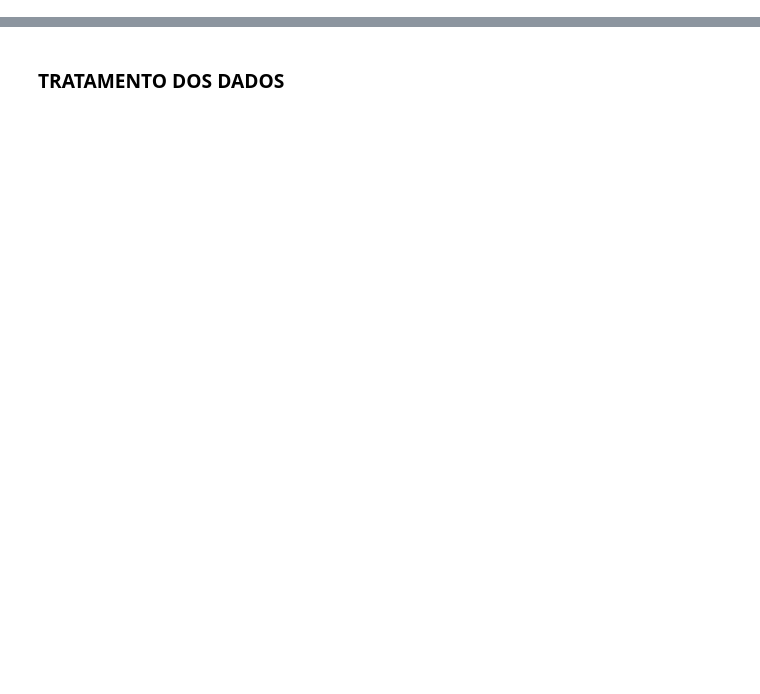
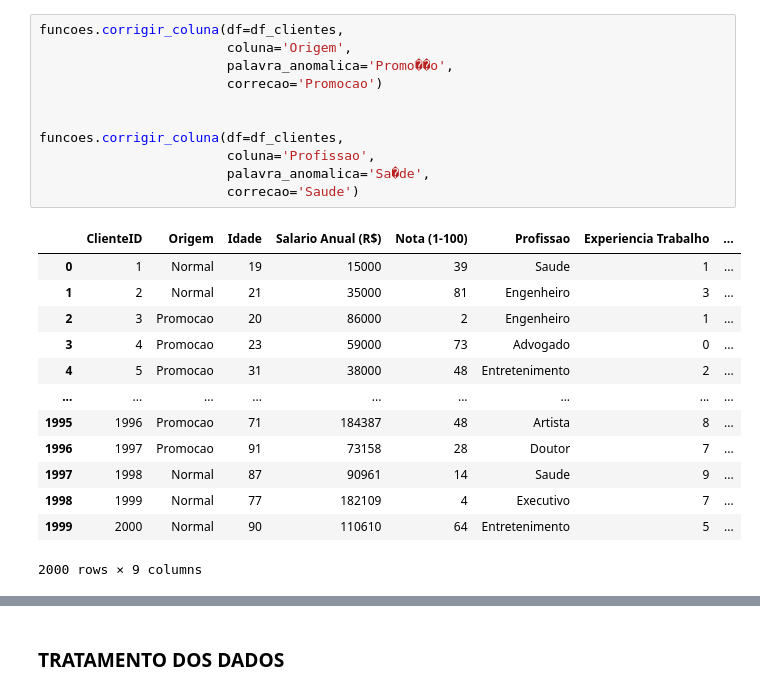
Before and after one commit to FelipeGhensevPeres/Ideal-Customer-Analysis, a Jupyter notebook: noteboooks/main.ipynb, the cells around one changed output, grey strips where cells are left out. Saved outputs shown, nothing was run; the diff lists cells and outputs as text; blank space fills up the shorter version.

```diff
--- a/noteboooks/main.ipynb
+++ b/noteboooks/main.ipynb
@@ -44,0 +44,25 @@ display(df_clientes)
+# %%
+funcoes.corrigir_coluna(df=df_clientes,
+                        coluna='Origem',
+                        palavra_anomalica='Promo��o',
+                        correcao='Promocao')
+
+
+funcoes.corrigir_coluna(df=df_clientes,
+                        coluna='Profissao',
+                        palavra_anomalica='Sa�de',
+                        correcao='Saude')
+# %% [output]
+|  | ClienteID | Origem | Idade | Salario Anual (R$) | Nota (1-100) | Profissao | Experiencia Trabalho | ... |
+| 0 | 1 | Normal | 19 | 15000 | 39 | Saude | 1 | ... |
+| 1 | 2 | Normal | 21 | 35000 | 81 | Engenheiro | 3 | ... |
+| 2 | 3 | Promocao | 20 | 86000 | 2 | Engenheiro | 1 | ... |
+| 3 | 4 | Promocao | 23 | 59000 | 73 | Advogado | 0 | ... |
+| 4 | 5 | Promocao | 31 | 38000 | 48 | Entretenimento | 2 | ... |
+| ... | ... | ... | ... | ... | ... | ... | ... | ... |
+| 1995 | 1996 | Promocao | 71 | 184387 | 48 | Artista | 8 | ... |
+| 1996 | 1997 | Promocao | 91 | 73158 | 28 | Doutor | 7 | ... |
+| 1997 | 1998 | Normal | 87 | 90961 | 14 | Saude | 9 | ... |
+| 1998 | 1999 | Normal | 77 | 182109 | 4 | Executivo | 7 | ... |
+| 1999 | 2000 | Normal | 90 | 110610 | 64 | Entretenimento | 5 | ... |
+2000 rows × 9 columns
```
Also changed, not shown: parts of 8 cells of this notebook, 3 other files.
